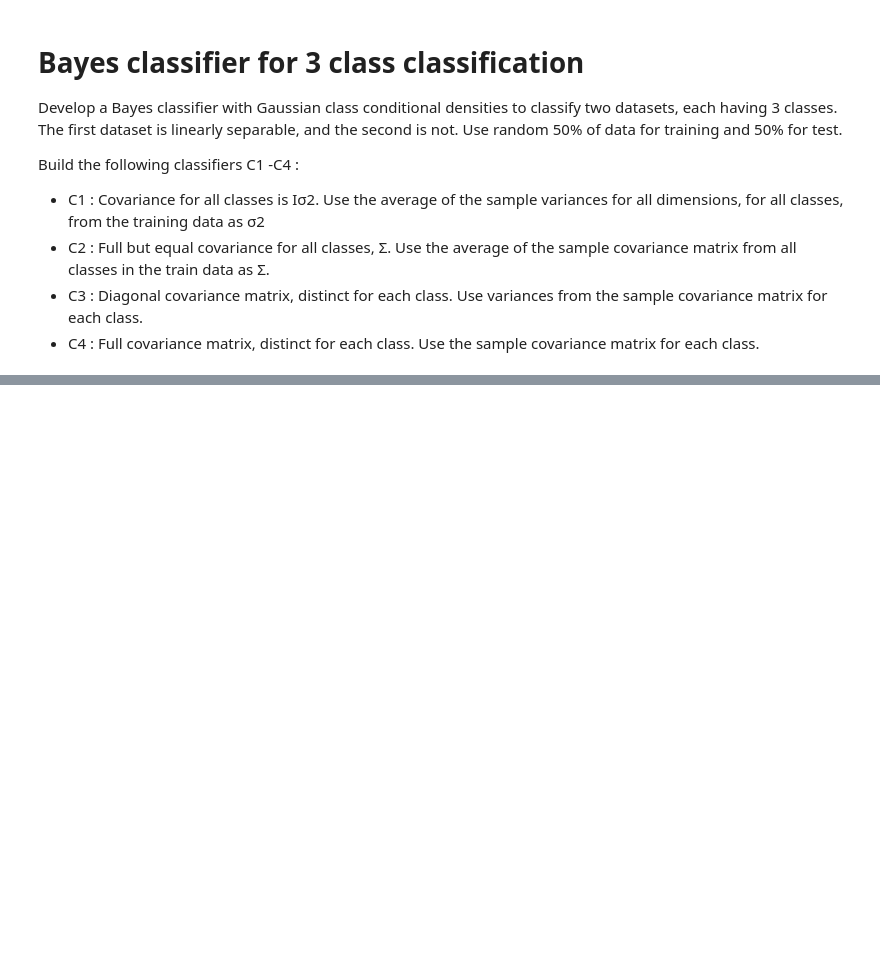
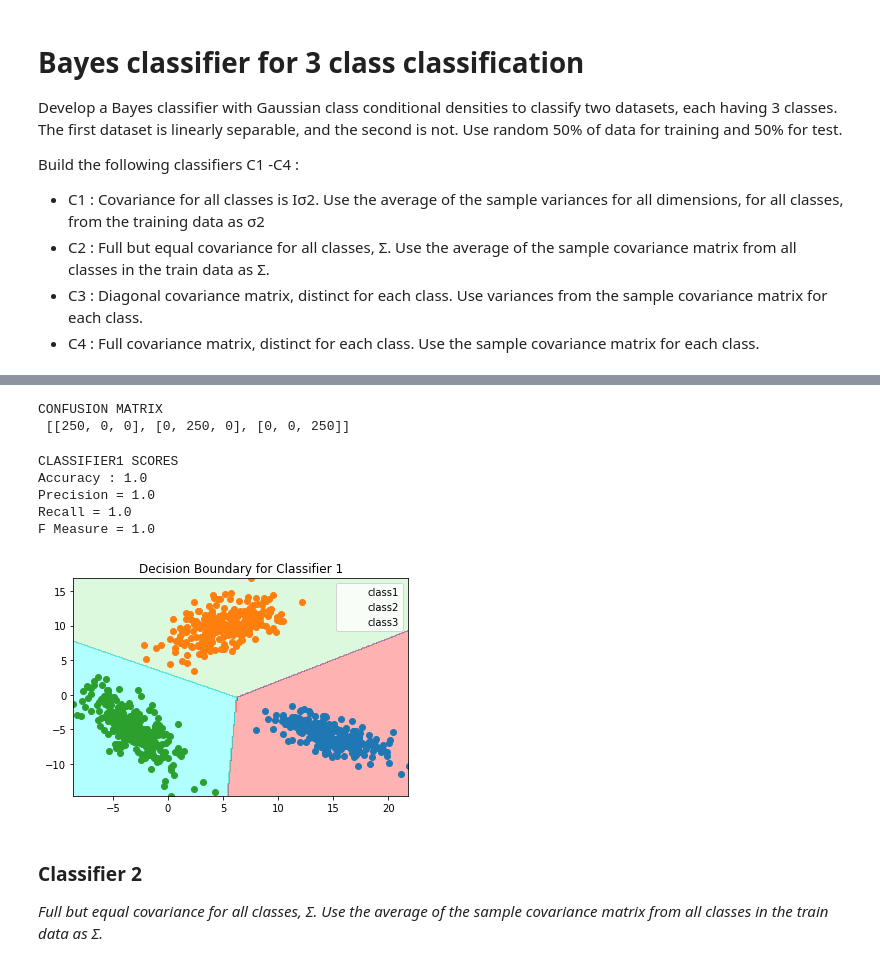
Before and after one commit to its-rajesh/Pattern-Recognition, a Jupyter notebook: PRA1Q2.ipynb, the cells around one changed output, grey strips where cells are left out. Cells and saved outputs as stored; diff of their text form; code cells hidden in the pictures; blank space fills up the shorter version.

```diff
--- a/PRA1Q2.ipynb
+++ b/PRA1Q2.ipynb
@@ -20,0 +252,8 @@ covariance matrix for each class.
+# %%
+meanlc1 = np.array([np.mean(train_lC1x), np.mean(train_lC1y)])
+meanlc2 = np.array([np.mean(train_lC2x), np.mean(train_lC2y)])
+meanlc3 = np.array([np.mean(train_lC3x), np.mean(train_lC3y)])
+# %%
+varlc1 = np.array([np.var(train_lC1x), np.var(train_lC1y)])
+varlc2 = np.array([np.var(train_lC2x), np.var(train_lC2y)])
+varlc3 = np.array([np.var(train_lC3x), np.var(train_lC3y)])
@@ -20,0 +270,3 @@ covariance matrix for each class.
+# %%
+AvgVarl = (varlc1+varlc2+varlc3)/3
+classifier1_cov = np.identity(2)*AvgVarl
@@ -20,0 +293,51 @@ covariance matrix for each class.
+# %%
+meanl = (meanlc1, meanlc2, meanlc3)
+priorl = (priorlC1, priorlC2, priorlC3)
+classifier1_pred = classifier1(test_datalx, test_dataly, meanl, classifier1_cov, priorl)
+classifier1_pred = [i+1 for i in classifier1_pred]
+# %%
+C1cm = confusion_matrix(classifier1_pred, Gtl)
+print('CONFUSION MATRIX\n', C1cm)
+# %% [output]
+CONFUSION MATRIX
+ [[250, 0, 0], [0, 250, 0], [0, 0, 250]]
+# %%
+C1_Accuracy = accuracy(C1cm)
+C1_precision = precision(C1cm)
+C1_recall = recall(C1cm)
+C1_Fmeasure = Fmeasure(C1cm)
+print('CLASSIFIER1 SCORES\nAccuracy : {}\nPrecision = {}\nRecall = {}\nF Measure = {}'.format(C1_Accuracy, C1_precision, C1_recall, C1_Fmeasure))
+# %% [output]
+CLASSIFIER1 SCORES
+Accuracy : 1.0
+Precision = 1.0
+Recall = 1.0
+F Measure = 1.0
+# %%
+markers = ('s', 'x', 'o', '^', 'v')
+colors = ('red', 'blue', 'lightgreen', 'gray', 'cyan')
+cmap = ListedColormap(colors[:len(np.unique(dvly))])
+resolution = 0.1
+
+
+xx1, xx2 = np.meshgrid(np.arange(lminx, lmaxx, resolution), np.arange(lminy, lmaxy, resolution))
+
+Z = np.array(classifier1(xx1.ravel(), xx2.ravel(), meanl, classifier1_cov, priorl))
+Z = Z.reshape(xx1.shape)
+
+plt.contourf(xx1, xx2, Z, alpha=0.3, cmap=cmap)
+plt.xlim(xx1.min(), xx1.max())
+plt.ylim(xx2.min(), xx2.max())
+
+plt.legend(['class1', 'class2', 'class3'])
+plt.scatter(train_lC1x, train_lC1y)
+plt.scatter(train_lC2x, train_lC2y)
+plt.scatter(train_lC3x, train_lC3y)
+plt.title('Decision Boundary for Classifier 1')
+plt.show()
+# %% [output]
+[figure, added]
+# %% [markdown]
+### Classifier 2
+
+*Full but equal covariance for all classes, Σ. Use the average of the sample covariance matrix from all classes in the train data as Σ.*
```
Also changed, not shown: parts of 45 cells of this notebook.
